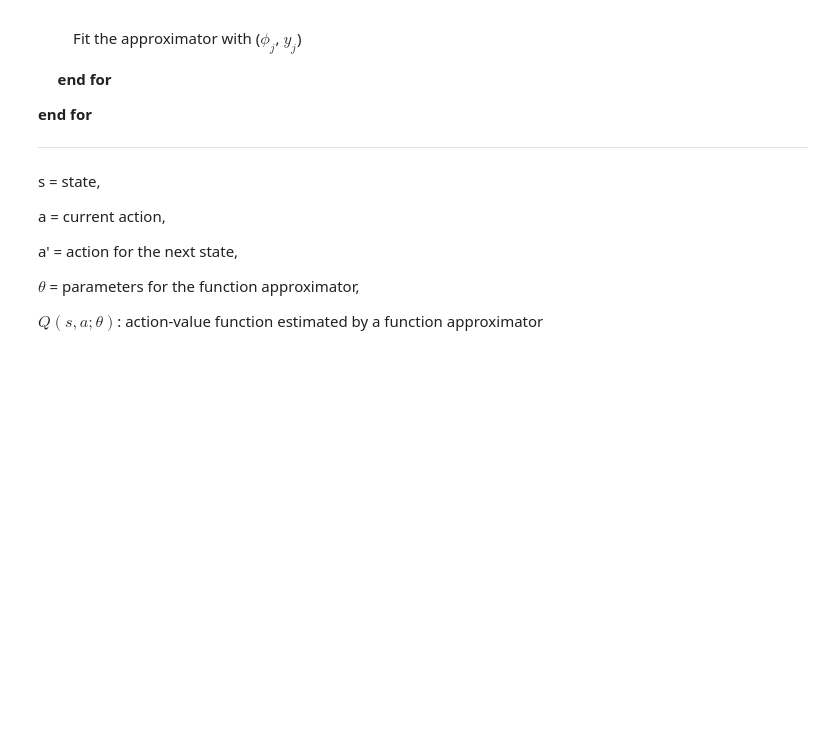
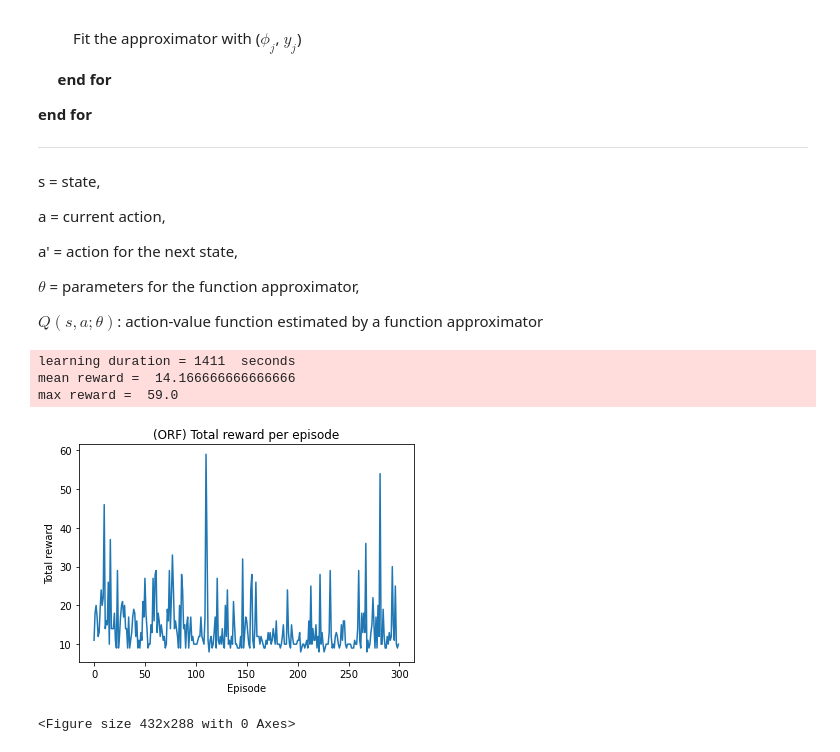
Before and after one commit to joosung-min/Q-Learning-with-Online-Trees, a Jupyter notebook: ORF_CartPole.ipynb, the cells around one changed output. Cells and saved outputs as stored; diff of their text form; code cells hidden in the pictures; blank space fills up the shorter version.

Commit message:
ORF_CartPole update

```diff
--- a/ORF_CartPole.ipynb
+++ b/ORF_CartPole.ipynb
@@ -151,18 +159,18 @@ def q_learning(env, estimator, n_episode, replay_size, gamma=1.0, epsilon=0.1, e
         policy = estimator.gen_epsilon_greedy_policy(epsilon, n_action)
         state = env.reset()
         is_done = False
-
+        i = 0
         while not is_done:
-            action = policy(state) # integer
-
+            action, ran = policy(state) # integer
             next_state, reward, is_done, _ = env.step(action)
-
+            i += 1
             # next_state: 4x1 array (for cartpole)
             # reward: integer
             # is_done: bool (True/False)
 
             total_reward_episode[episode] += reward
             # print(state, action, next_state, reward, is_done)
+            ep[episode].append((i, state, ran, action, is_done))
             memory.append((state, action, next_state, reward, is_done))
 
             if is_done:
@@ -171,32 +179,44 @@ def q_learning(env, estimator, n_episode, replay_size, gamma=1.0, epsilon=0.1, e
             state = next_state
         epsilon = np.max([epsilon * epsilon_decay, 0.01])
 # %%
+backup_file_name = "ORF_CartPole_" + time.strftime("%y%m%d") + "_1"
+
 env = gym.envs.make("CartPole-v1")
 n_state = env.observation_space.shape[0]
 n_action = env.action_space.n
 
-memory = deque(maxlen=1000)
-n_episode = 600
-replay_size = 60
+memory = deque(maxlen=10000)
+n_episode = 300
+replay_size = 30
 
 dqn = ORF_DQN(n_state, n_action)
 
 total_reward_episode = [0] * n_episode
 
 start = time.time()
 
-q_learning(env, dqn, n_episode, replay_size, gamma=1.0, epsilon=0.5, epsilon_decay=0.99) # runs the alg
+ep = {}
+for i in range(n_episode):
+    ep[i] = []
+
+q_learning(env, dqn, n_episode, replay_size, gamma=1.0, epsilon=0.8, epsilon_decay=0.99) # runs the alg
 
 end = time.time()
 duration = int(end - start)
 
 img_file = backup_file_name + ".png"
 print("learning duration =", duration, " seconds")
 print("mean reward = ", np.mean(total_reward_episode))
 print("max reward = ", max(total_reward_episode))
 plt.plot(total_reward_episode)
 plt.title("(ORF) Total reward per episode")
 plt.xlabel("Episode")
 plt.ylabel("Total reward")
 plt.show()
 plt.savefig(img_file)
+# %% [output]
+learning duration = 1411  seconds
+mean reward =  14.166666666666666
+max reward =  59.0
+[figure, added]
+<Figure size 432x288 with 0 Axes>
```
Also changed, not shown: parts of 3 cells of this notebook, 2 other files.
